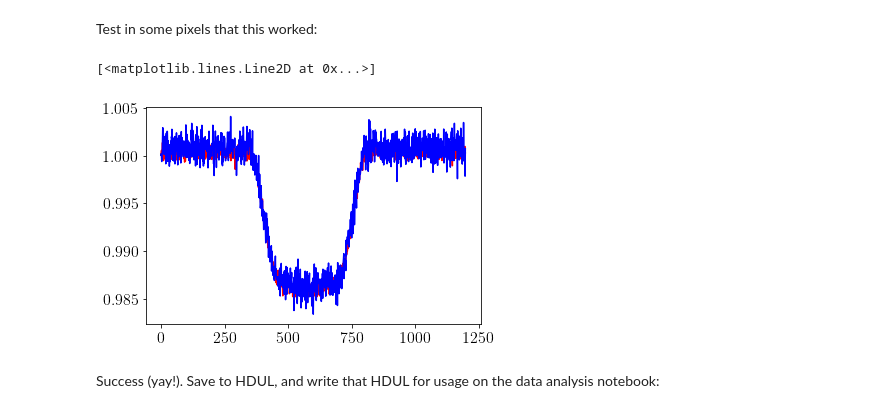
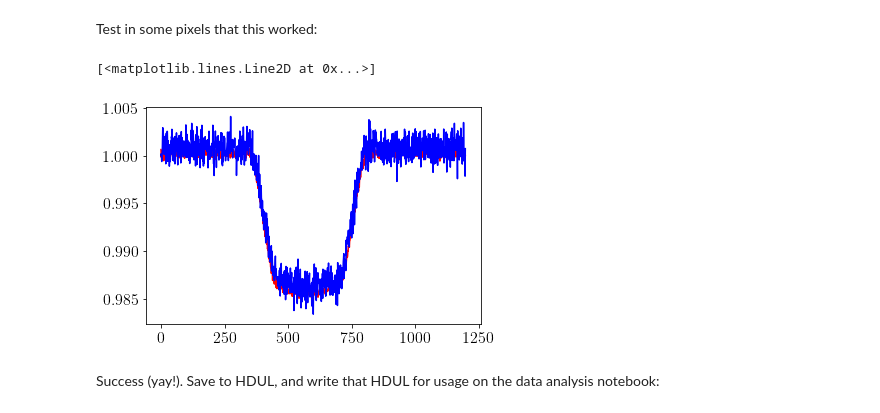
Before and after one commit to nespinoza/dat_pyinthesky, a Jupyter notebook: jdat_notebooks/soss-transit-spectroscopy/HAT-P-1b-PART2-calibration.ipynb, the cells around one changed output. Saved outputs shown, nothing was run; the diff lists cells and outputs as text; code cells hidden in the pictures.

```diff
--- a/jdat_notebooks/soss-transit-spectroscopy/HAT-P-1b-PART2-calibration.ipynb
+++ b/jdat_notebooks/soss-transit-spectroscopy/HAT-P-1b-PART2-calibration.ipynb
@@ -383,7 +383,7 @@ mask = np.zeros(median_image.shape)
 mask[80:,:] = np.ones(mask[80:,:].shape)
 xstart = 1839
 ystart = 225
-xend = 750
+xend = 1000
 
 # Prepare arrays that will save our results for order 2:
 x2 = np.zeros(xstart-xend)
@@ -535,7 +535,7 @@ Now, go through each order, and inject transit model at the pixel level on a 35
 calibrated_data = np.copy(hdul_wcs['SCI'].data)
 test_img = np.ones(hdul_wcs['SCI'].data.shape)
 # Radius on which transit will be injected:
-radius = 50
+radius = 35
 
 # Inject transit:
 for order in [1,2]:
@@ -555,13 +555,13 @@ for order in [1,2]:
 # %% [markdown]
 Test in some pixels that this worked:
 # %%
-red_region = np.sum(np.sum(calibrated_data[:,40:60,1700:1800],axis=1),axis=1)
+red_region = np.sum(np.sum(calibrated_data[:,50:70,700:1000],axis=1),axis=1)
 blue_region = np.sum(np.sum(calibrated_data[:,50:70,1400:1500],axis=1),axis=1)
 plt.plot(red_region/np.median(red_region),color='red')
 plt.plot(blue_region/np.median(blue_region),color='blue')
 # %% [output]
 [<matplotlib.lines.Line2D at 0x...>]
-[figure, old version]
+[figure, new version]
 # %% [markdown]
 Success (yay!). Save to HDUL, and write that HDUL for usage on the data analysis notebook:
 # %%
```
Also changed, not shown: parts of 4 cells of this notebook.
